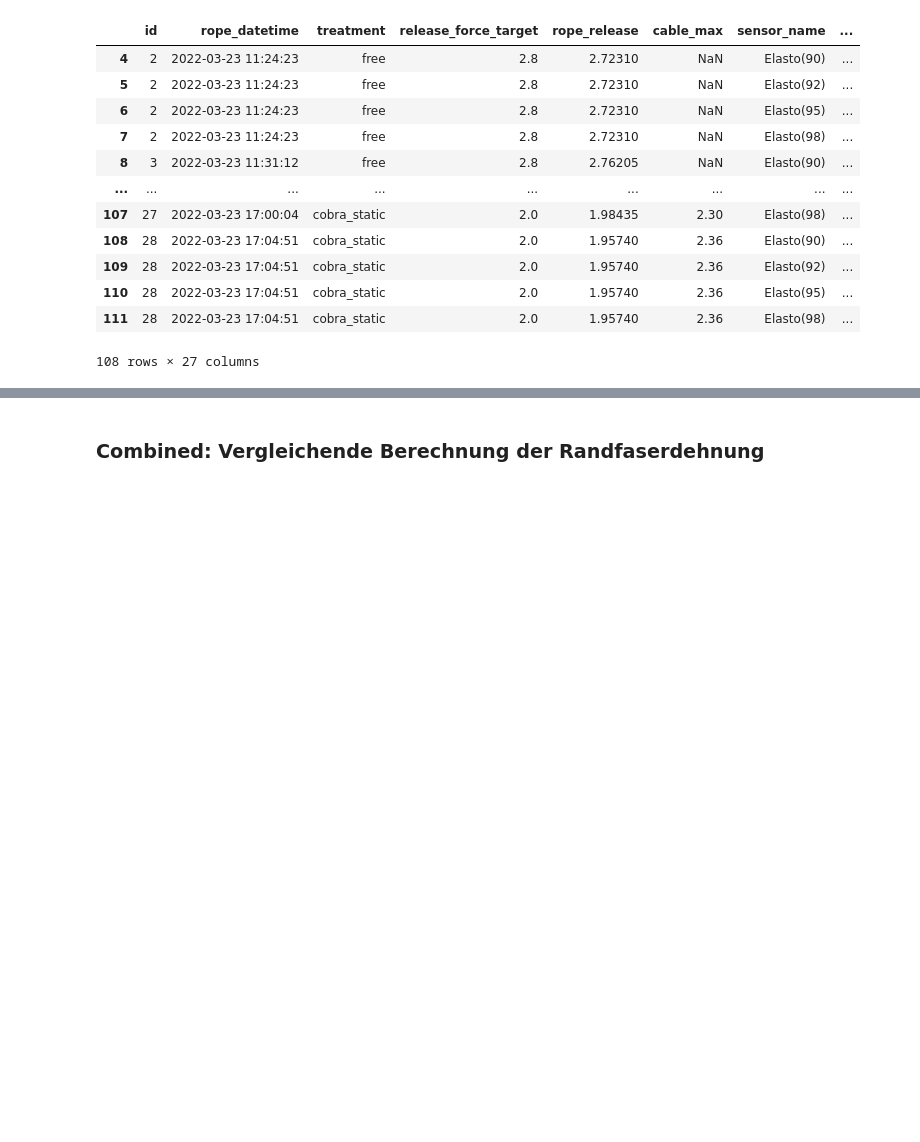
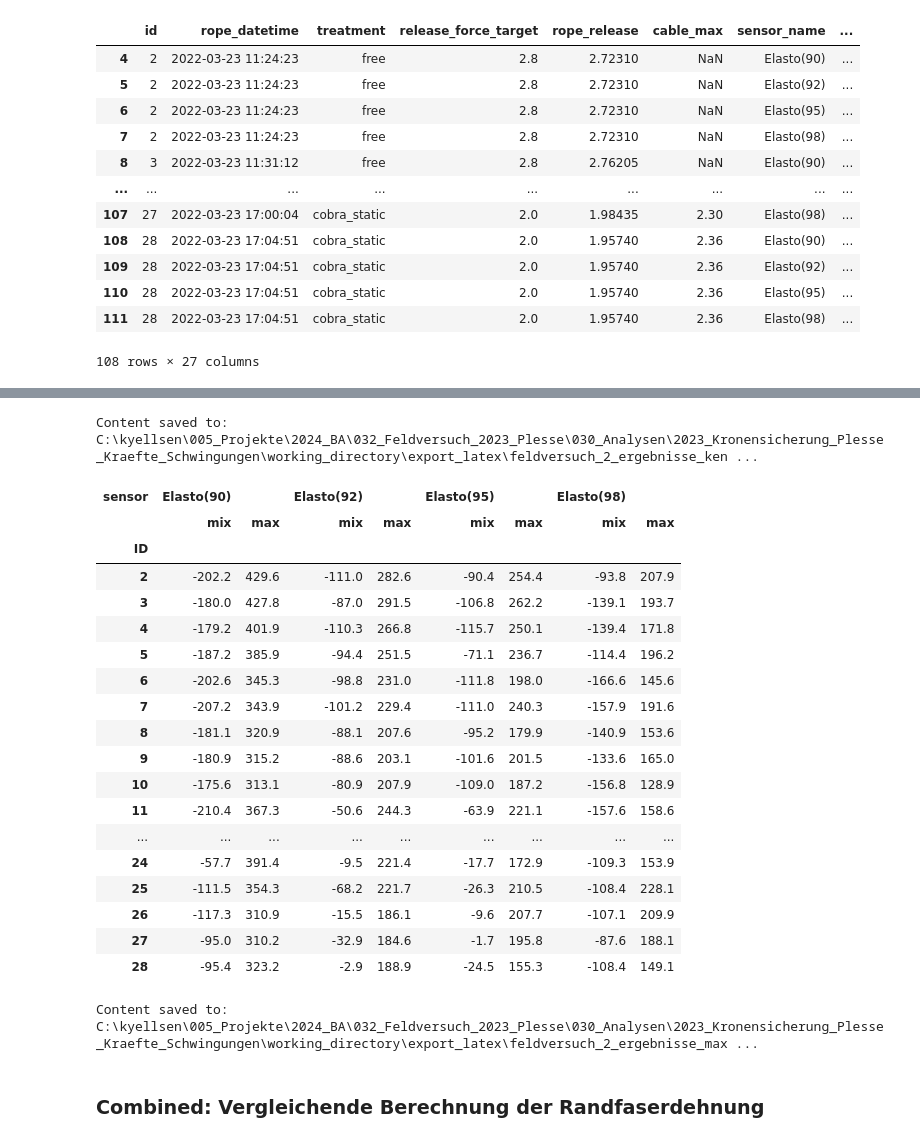
Before and after one commit to kyellsen/2023_Kronensicherung_Plesse_Kraefte_Schwingungen, a Jupyter notebook: 2023_Kronensicherung_Plesse_005_Combined_Analyse.ipynb, the cells around one changed output, grey strips where cells are left out. Drawn from its saved outputs; the diff is of its cells as text; code cells hidden in the pictures; blank space fills up the shorter version.

```diff
--- a/2023_Kronensicherung_Plesse_005_Combined_Analyse.ipynb
+++ b/2023_Kronensicherung_Plesse_005_Combined_Analyse.ipynb
@@ -316,3 +374,53 @@ Name: sensor_name, dtype: object
+# %%
+latex_string = result.to_latex(index=False, escape=False, column_format="ll|rrr|rrr", float_format="{:.1f}".format, multicolumn_format="c")
+
+caption = "Feldversuch 2 - Ergebnisse, Kennwerte Dehnungswerte der Elastometer"
+caption_long = "Feldversuch 2 - Ergebnisse, Kennwerte absolute Randfaserdehnung der Elastometer $\Delta L_{\mathrm{max}}$ in µm über die Länge der Messgeräte von 200~mm, jeweils Wert über alle Messungen, positive Werte = Faserdehnung, negative Werte = Faserstauchung"
+save_latex_table(latex_string, caption, latex_export_directory, caption_long)
+# %% [output]
+Content saved to: C:\kyellsen\005_Projekte\2024_BA\032_Feldversuch_2023_Plesse\030_Analysen\2023_Kronensicherung_Plesse_Kraefte_Schwingungen\working_directory\export_latex\feldversuch_2_ergebnisse_ken ...
+# %%
+# Pivotieren: 'id' wird zum Zeilenindex, und es werden für jeden sensor_name die Werte der Spalten 'max_strain' und 'max_compression' eingefügt.
+pivot_df = df.pivot(index='id', columns='sensor_name', values=['max_strain', 'max_compression']) \
+             .swaplevel(0, 1, axis=1) \
+             .sort_index(axis=1, level=0)
+# %%
+pivot_df.index.name = get_label_from_dict("id", data_dict, template="{Zeichen}")
+pivot_df.columns = pivot_df.columns.set_levels(["mix", "max"], level=1)
+
+# Optional: Den Index wieder als normale Spalte hinzufügen, wenn du das so möchtest
+pivot_df.columns.names = [get_label_from_dict("sensor_name", data_dict, template="{Zeichen}"), ""]
+
+pivot_df.reset_index(drop=True)
+pivot_df
+# %% [output]
+| sensor | Elasto(90) |  | Elasto(92) |  | Elasto(95) |  | Elasto(98) |  |
+|  | mix | max | mix | max | mix | max | mix | max |
+| ID |  |  |  |  |  |  |  |  |
+| 2 | -202.2 | 429.6 | -111.0 | 282.6 | -90.4 | 254.4 | -93.8 | 207.9 |
+| 3 | -180.0 | 427.8 | -87.0 | 291.5 | -106.8 | 262.2 | -139.1 | 193.7 |
+| 4 | -179.2 | 401.9 | -110.3 | 266.8 | -115.7 | 250.1 | -139.4 | 171.8 |
+| 5 | -187.2 | 385.9 | -94.4 | 251.5 | -71.1 | 236.7 | -114.4 | 196.2 |
+| 6 | -202.6 | 345.3 | -98.8 | 231.0 | -111.8 | 198.0 | -166.6 | 145.6 |
+| 7 | -207.2 | 343.9 | -101.2 | 229.4 | -111.0 | 240.3 | -157.9 | 191.6 |
+| 8 | -181.1 | 320.9 | -88.1 | 207.6 | -95.2 | 179.9 | -140.9 | 153.6 |
+| 9 | -180.9 | 315.2 | -88.6 | 203.1 | -101.6 | 201.5 | -133.6 | 165.0 |
+| 10 | -175.6 | 313.1 | -80.9 | 207.9 | -109.0 | 187.2 | -156.8 | 128.9 |
+| 11 | -210.4 | 367.3 | -50.6 | 244.3 | -63.9 | 221.1 | -157.6 | 158.6 |
+| ... | ... | ... | ... | ... | ... | ... | ... | ... |
+| 24 | -57.7 | 391.4 | -9.5 | 221.4 | -17.7 | 172.9 | -109.3 | 153.9 |
+| 25 | -111.5 | 354.3 | -68.2 | 221.7 | -26.3 | 210.5 | -108.4 | 228.1 |
+| 26 | -117.3 | 310.9 | -15.5 | 186.1 | -9.6 | 207.7 | -107.1 | 209.9 |
+| 27 | -95.0 | 310.2 | -32.9 | 184.6 | -1.7 | 195.8 | -87.6 | 188.1 |
+| 28 | -95.4 | 323.2 | -2.9 | 188.9 | -24.5 | 155.3 | -108.4 | 149.1 |
+# %%
+latex_string = pivot_df.to_latex(index=True, escape=False, column_format="l|rr|rr|rr|rr", float_format="{:0.1f}".format, multicolumn_format="c")
+
+caption = "Feldversuch 2 - Ergebnisse, Maximalwerte Elastometer vollständig"
+caption_long = "Feldversuch 2 - Ergebnisse, gemessene maximale absolute Randfaserdehnung der Elastometer $\Delta L_{\mathrm{max}}$ in µm über die Länge der Messgeräte von 200~mm, max = maximale Faserdehnung, min. = maximale Faserstauchung"
+save_latex_table(latex_string, caption, latex_export_directory, caption_long)
+# %% [output]
+Content saved to: C:\kyellsen\005_Projekte\2024_BA\032_Feldversuch_2023_Plesse\030_Analysen\2023_Kronensicherung_Plesse_Kraefte_Schwingungen\working_directory\export_latex\feldversuch_2_ergebnisse_max ...
 # %% [markdown]
 ### Combined: Vergleichende Berechnung der Randfaserdehnung
 # %%
```
Also changed, not shown: parts of 10 cells of this notebook, 3 other files.
